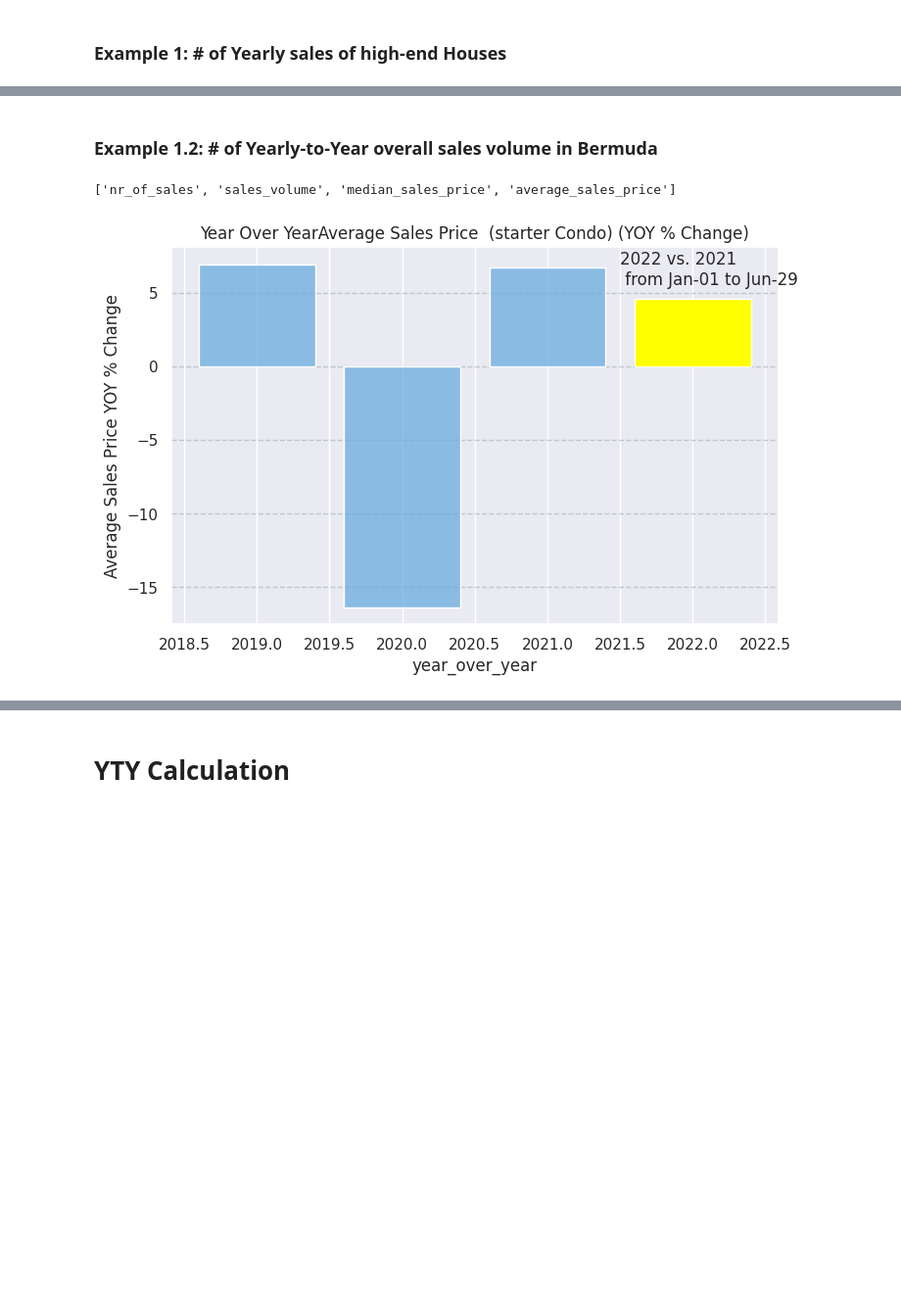
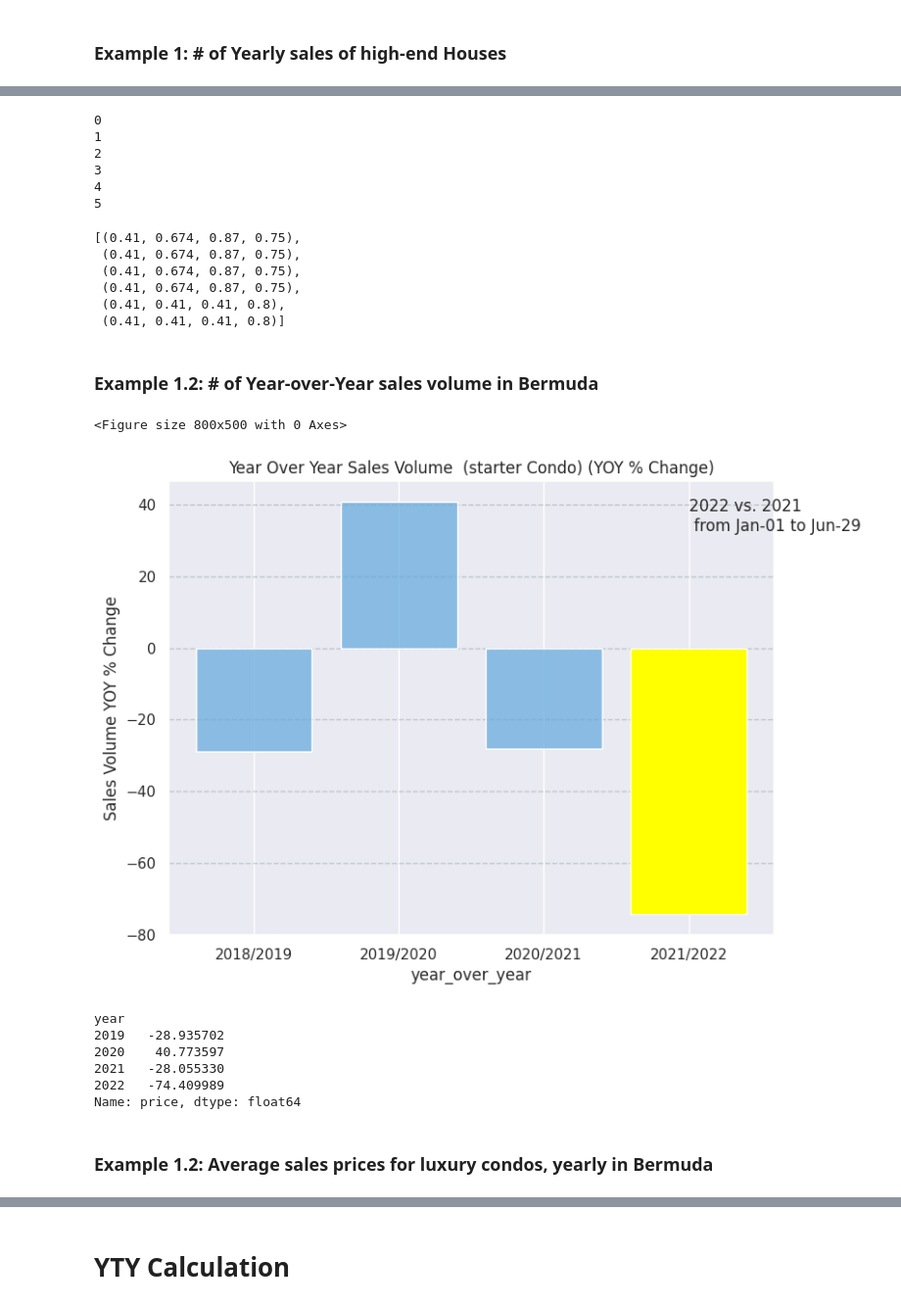
Before and after one commit to bermuda-automation/kw-data-reports, a Jupyter notebook: reports_data_and_graphs.ipynb, the cells around one changed output, grey strips where cells are left out. Shown: that part at 98% size. Drawn from its saved outputs; the diff is of its cells as text; code cells hidden in the pictures; blank space fills up the shorter version.

```diff
--- a/reports_data_and_graphs.ipynb
+++ b/reports_data_and_graphs.ipynb
@@ -442,3 +541,13 @@ def create_bar_chart(df, last_sale, my_title, my_ylabel, period):
+# %%
+def filter_and_graph(df, starting_year, final_year, property_type,
+                     bracket_dict, bracket, indicator, period, location):
+    df = filter_year_interval(df, starting_year, final_year)
+    df = filter_property_type(df, property_type) # filter property type selected
+    df = filter_by_bracket(df, bracket_dict, bracket) # filter by market segment
+    last_sale, df = filter_indicator_and_period(df, indicator, period) # filter and aggregate with indicator
+    my_title, my_ylabel = create_graph_labels(indicator, period, location, property_type, bracket) # generate label
+    create_bar_chart(df, last_sale, my_title, my_ylabel, period) # plot with disclaimer
+    return df
 # %% [markdown]
 ## Import Sales Data
 
@@ -466,0 +593,10 @@ create_bar_chart(df, last_sale, my_title, my_ylabel, period) # plot with disclai
+# %%
+for x in range(df.shape[0]):
+    print(x % 8)
+# %% [output]
+0
+1
+2
+3
+4
+5
@@ -467,23 +611,37 @@ create_bar_chart(df, last_sale, my_title, my_ylabel, period) # plot with disclai
+# %%
+my_colours
+# %% [output]
+[(0.41, 0.674, 0.87, 0.75),
+ (0.41, 0.674, 0.87, 0.75),
+ (0.41, 0.674, 0.87, 0.75),
+ (0.41, 0.674, 0.87, 0.75),
+ (0.41, 0.41, 0.41, 0.8),
+ (0.41, 0.41, 0.41, 0.8)]
 # %% [markdown]
-### Example 1.2: # of Yearly-to-Year overall sales volume in Bermuda
+### Example 1.2: # of Year-over-Year sales volume in Bermuda
-# %%
-indicators
-# %% [output]
-['nr_of_sales', 'sales_volume', 'median_sales_price', 'average_sales_price']
 # %%
-indicator = "average_sales_price"
+indicator = "sales_volume"
+
+starting_year, final_year = 2018, 2022
 period = "year_over_year"
 location = "Bermuda"
 property_type = "condo"
+bracket_dict = condo_arv_brackets
 bracket = "starter"
 
 df = rep.import_sales_data("./kw-data-import/data/kw-sales.csv") # import data
-df = filter_property_type(df, property_type) # filter property type selected
-df = filter_by_bracket(df, house_price_brackets, bracket) # filter by market segment
-last_sale, df = filter_indicator_and_period(df, indicator, period) # filter and aggregate with indicator
-my_title, my_ylabel = create_graph_labels(indicator, period, location, property_type, bracket) # generate label
-create_bar_chart(df, last_sale, my_title, my_ylabel, period) # plot with disclaimer
+filter_and_graph(df, starting_year, final_year, property_type,
+                     bracket_dict, bracket, indicator, period, location)
 # %% [output]
+<Figure size 800x500 with 0 Axes>
-[figure, old version]
+[figure, new version]
+year
+2019   -28.935702
+2020    40.773597
+2021   -28.055330
+2022   -74.409989
+Name: price, dtype: float64
+# %% [markdown]
+### Example 1.2: Average sales prices for luxury condos, yearly in Bermuda
 # %%
 indicator = "average_sales_price"
```
Also changed, not shown: parts of 8 cells of this notebook.
